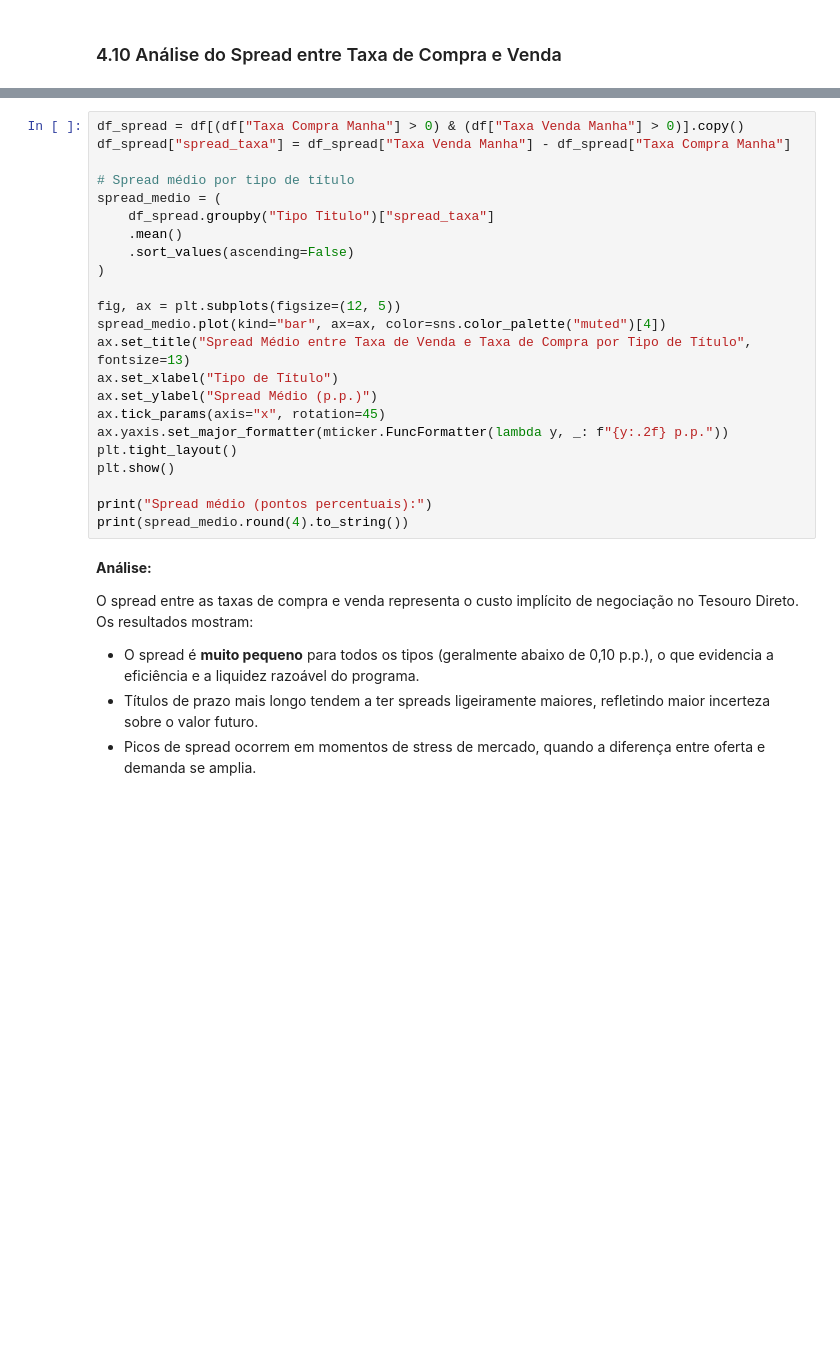
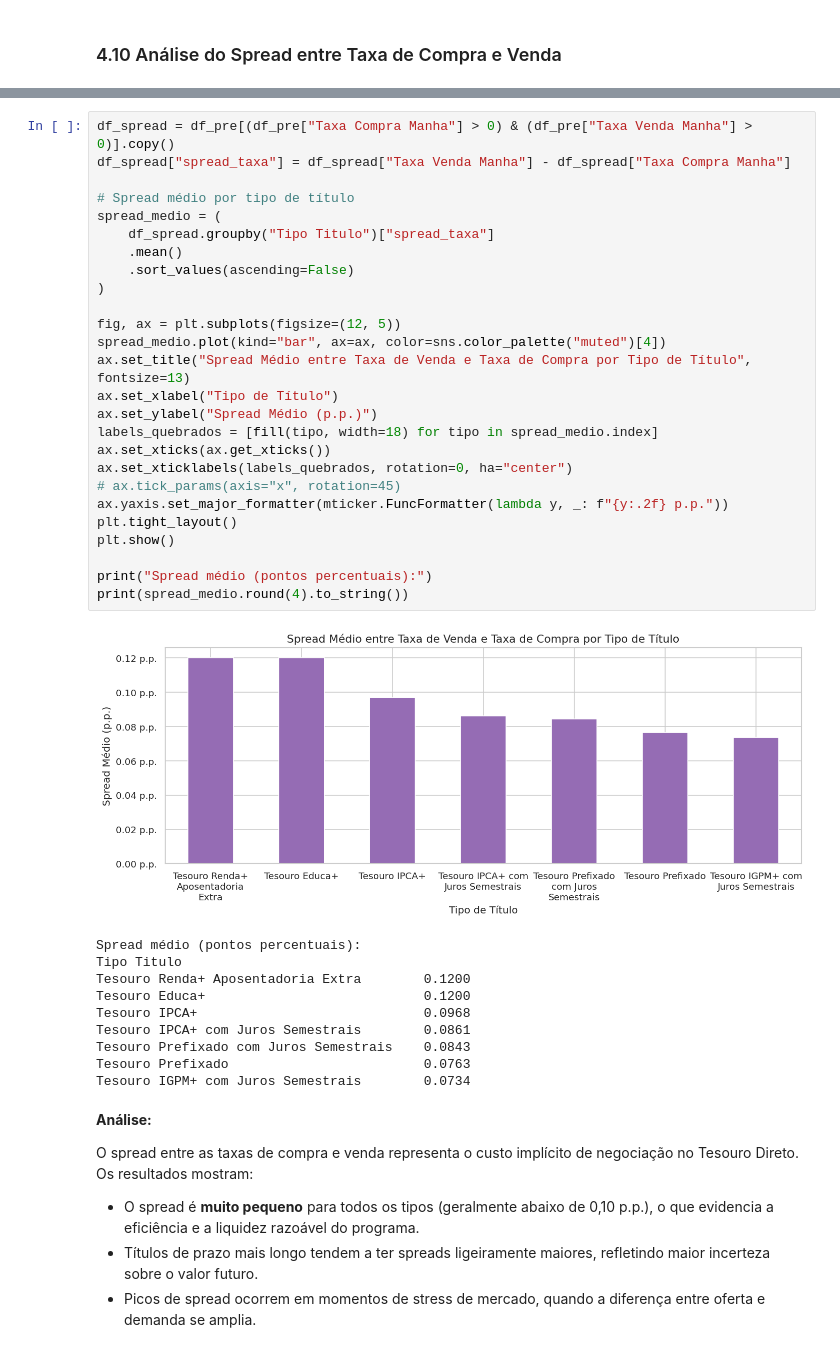
Before and after one commit to marciomocellin/analise-tesouro-direto, a Jupyter notebook: analise_tesouro_direto.ipynb, the cells around one changed output, grey strips where cells are left out. Cells and saved outputs as stored; diff of their text form; blank space fills up the shorter version.

```diff
--- a/analise_tesouro_direto.ipynb
+++ b/analise_tesouro_direto.ipynb
@@ -1069,26 +1149,40 @@ O boxplot destaca diferenças estruturais entre os tipos de título:
 # %%
-df_spread = df[(df["Taxa Compra Manha"] > 0) & (df["Taxa Venda Manha"] > 0)].copy()
+df_spread = df_pre[(df_pre["Taxa Compra Manha"] > 0) & (df_pre["Taxa Venda Manha"] > 0)].copy()
 df_spread["spread_taxa"] = df_spread["Taxa Venda Manha"] - df_spread["Taxa Compra Manha"]
 
 # Spread médio por tipo de título
 spread_medio = (
     df_spread.groupby("Tipo Titulo")["spread_taxa"]
     .mean()
     .sort_values(ascending=False)
 )
 
 fig, ax = plt.subplots(figsize=(12, 5))
 spread_medio.plot(kind="bar", ax=ax, color=sns.color_palette("muted")[4])
 ax.set_title("Spread Médio entre Taxa de Venda e Taxa de Compra por Tipo de Título", fontsize=13)
 ax.set_xlabel("Tipo de Título")
 ax.set_ylabel("Spread Médio (p.p.)")
-ax.tick_params(axis="x", rotation=45)
+labels_quebrados = [fill(tipo, width=18) for tipo in spread_medio.index]
+ax.set_xticks(ax.get_xticks())
+ax.set_xticklabels(labels_quebrados, rotation=0, ha="center")
+# ax.tick_params(axis="x", rotation=45)
 ax.yaxis.set_major_formatter(mticker.FuncFormatter(lambda y, _: f"{y:.2f} p.p."))
 plt.tight_layout()
 plt.show()
 
 print("Spread médio (pontos percentuais):")
 print(spread_medio.round(4).to_string())
+# %% [output]
+[figure, added]
+Spread médio (pontos percentuais):
+Tipo Titulo
+Tesouro Renda+ Aposentadoria Extra        0.1200
+Tesouro Educa+                            0.1200
+Tesouro IPCA+                             0.0968
+Tesouro IPCA+ com Juros Semestrais        0.0861
+Tesouro Prefixado com Juros Semestrais    0.0843
+Tesouro Prefixado                         0.0763
+Tesouro IGPM+ com Juros Semestrais        0.0734
 # %% [markdown]
 **Análise:**
 
```
Also changed, not shown: parts of 37 cells of this notebook.
